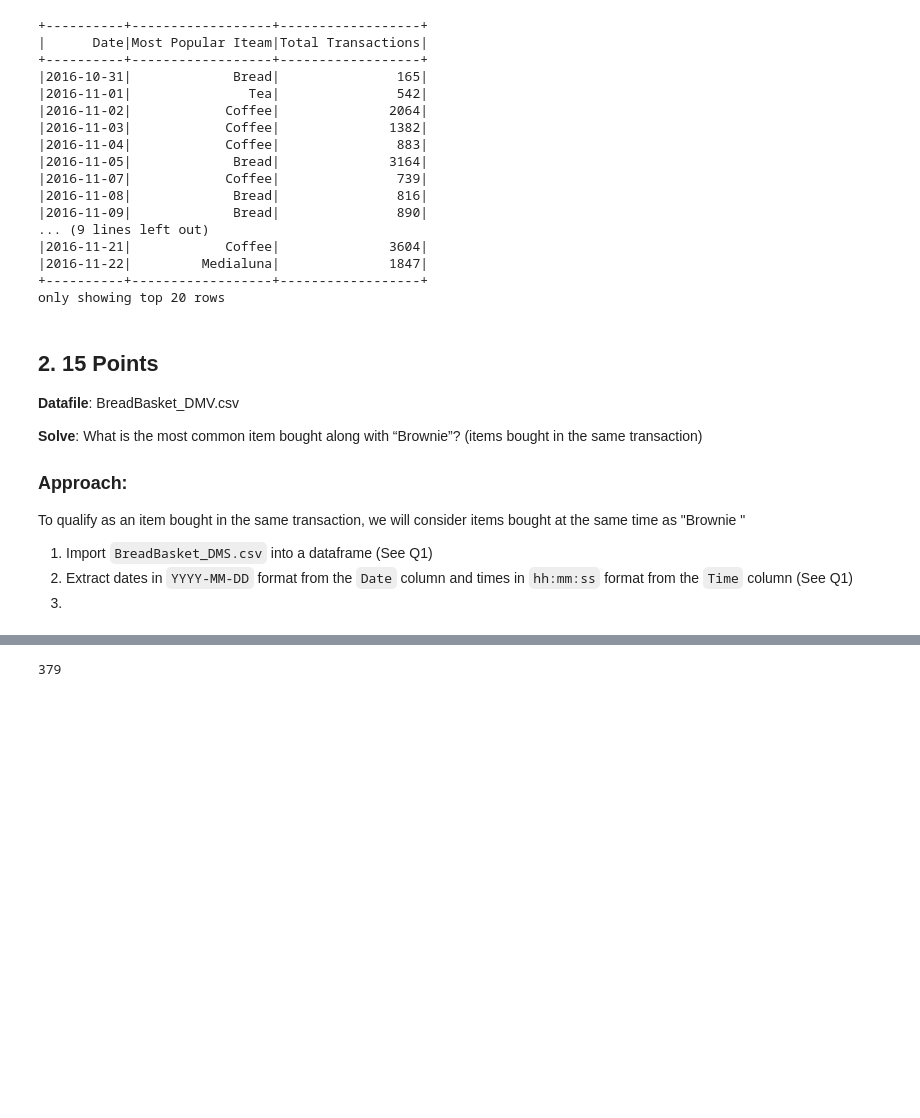
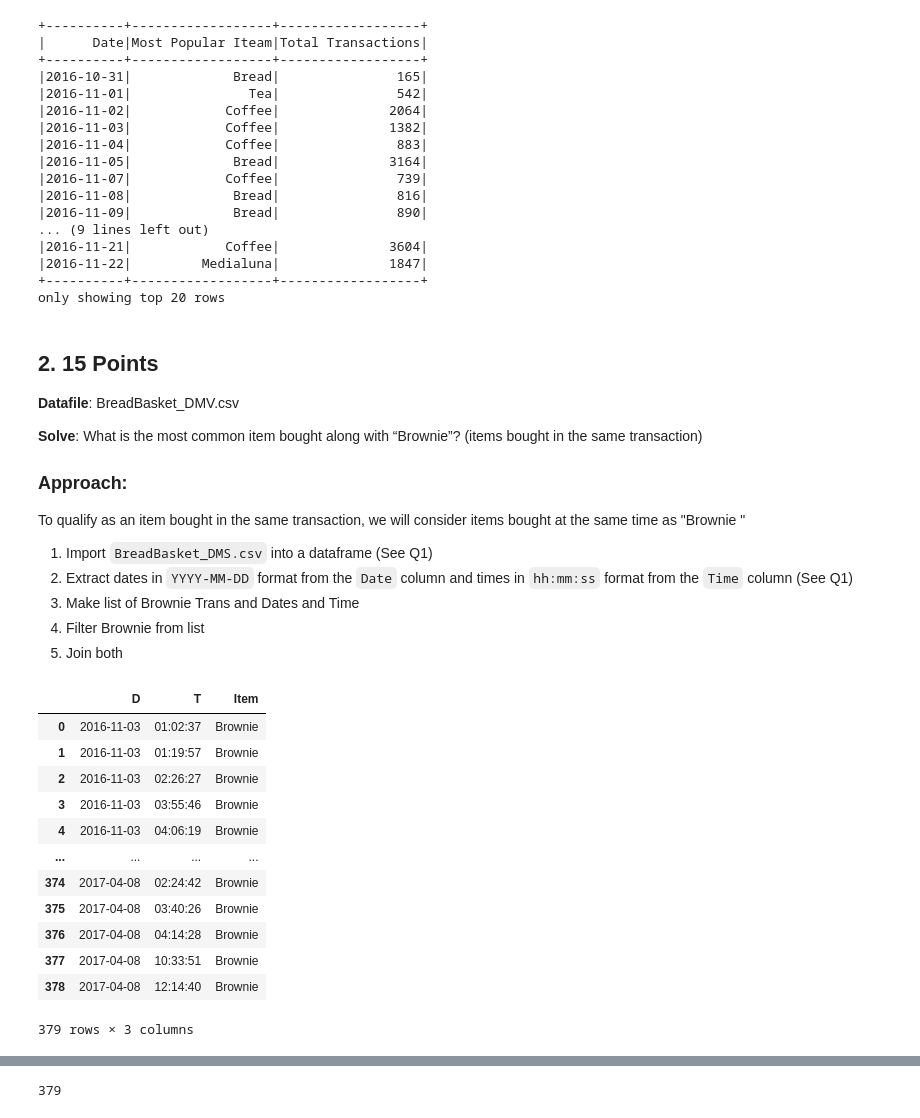
Before and after one commit to Alaqian/Big-Data-Code, a Jupyter notebook: Spark/aaz7118-hw2.ipynb, the cells around one changed output, grey strips where cells are left out. Cells and saved outputs as stored; diff of their text form; code cells hidden in the pictures; blank space fills up the shorter version.

```diff
--- a/Spark/aaz7118-hw2.ipynb
+++ b/Spark/aaz7118-hw2.ipynb
@@ -86,9 +87,23 @@ To qualify as an item bought in the same transaction, we will consider items bou
 "
 1. Import `BreadBasket_DMS.csv` into a dataframe (See Q1)
 2. Extract dates in `YYYY-MM-DD` format from the `Date` column and times in `hh:mm:ss` format from the `Time` column (See Q1)
-3.
+3. Make list of Brownie Trans and Dates and Time
+4. Filter Brownie from list
+5. Join both
 # %%
-brown_trans = BreadBasket_DMV.filter(col("Item") == "Brownie").select(col("Date").alias("D"),col("Time").alias("T")).sort("D","T")
+brown_trans = BreadBasket_DMV.filter(col("Item") == "Brownie").select(col("Date").alias("D"),col("Time").alias("T"),"Item").sort("D","T")
 brown_trans.toPandas()
-JoinExpression = (BreadBasket_DMV["Date"] == brown_trans["D"]) & (BreadBasket_DMV["Time"] == brown_trans["T"])
-q2 = BreadBasket_DMV.join(brown_trans,JoinExpression).sort("Date","Time")
+# %% [output]
+|  | D | T | Item |
+| 0 | 2016-11-03 | 01:02:37 | Brownie |
+| 1 | 2016-11-03 | 01:19:57 | Brownie |
+| 2 | 2016-11-03 | 02:26:27 | Brownie |
+| 3 | 2016-11-03 | 03:55:46 | Brownie |
+| 4 | 2016-11-03 | 04:06:19 | Brownie |
+| ... | ... | ... | ... |
+| 374 | 2017-04-08 | 02:24:42 | Brownie |
+| 375 | 2017-04-08 | 03:40:26 | Brownie |
+| 376 | 2017-04-08 | 04:14:28 | Brownie |
+| 377 | 2017-04-08 | 10:33:51 | Brownie |
+| 378 | 2017-04-08 | 12:14:40 | Brownie |
+379 rows × 3 columns
```
Also changed, not shown: parts of 6 cells of this notebook.
